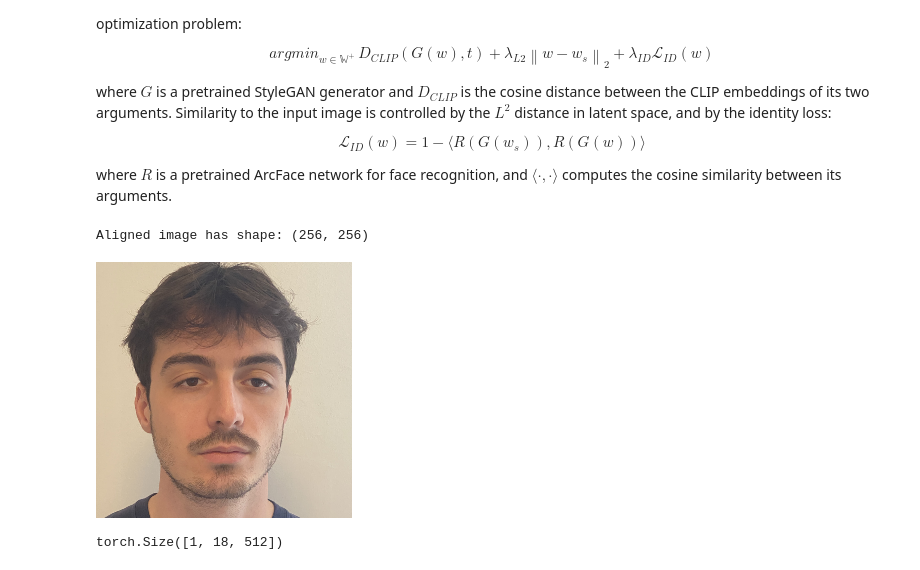
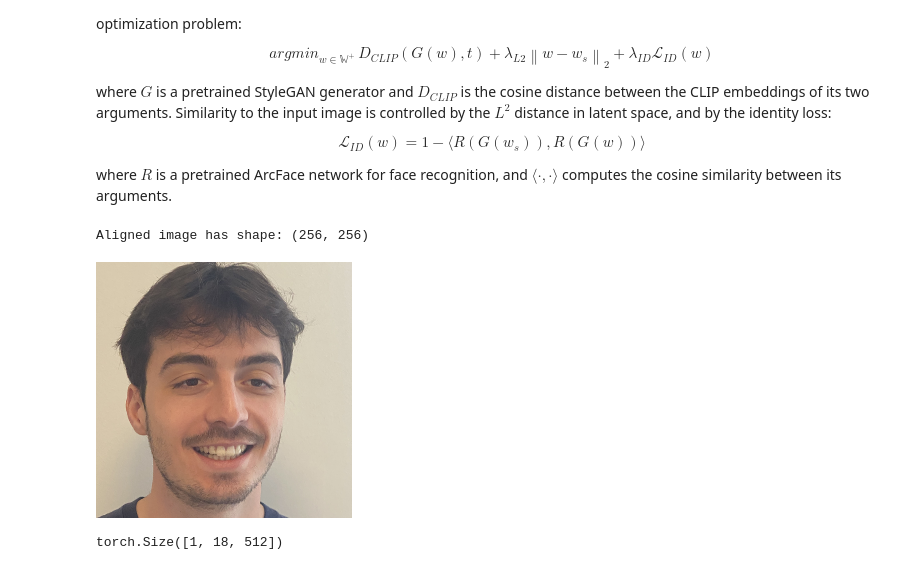
Before and after one commit to rodrigu2000/emotion_generation, a Jupyter notebook: latent_optimization_RR.ipynb, the cells around one changed output. Cells and saved outputs as stored; diff of their text form; code cells hidden in the pictures.

```diff
--- a/latent_optimization_RR.ipynb
+++ b/latent_optimization_RR.ipynb
@@ -71,16 +71,16 @@ where $R$ is a pretrained ArcFace network for face recognition, and $ \langle \c
 # %%
 # Define the image
 
-image_path = "input_images/neutral_RR.jpg"
+image_path = "input_images/happy_RR.jpg"
 original_image = Image.open(image_path).convert("RGB")
 image = run_alignment(image_path).resize(RESIZE_DIMS)
 
 # show the input image
 input_image = e4e_transform(image)
 image
 # %% [output]
 Aligned image has shape: (256, 256)
-[figure, old version]
+[figure, new version]
 # %%
 # Compute e4e inversion
 
```
Also changed, not shown: parts of 5 cells of this notebook, 1 other file.
